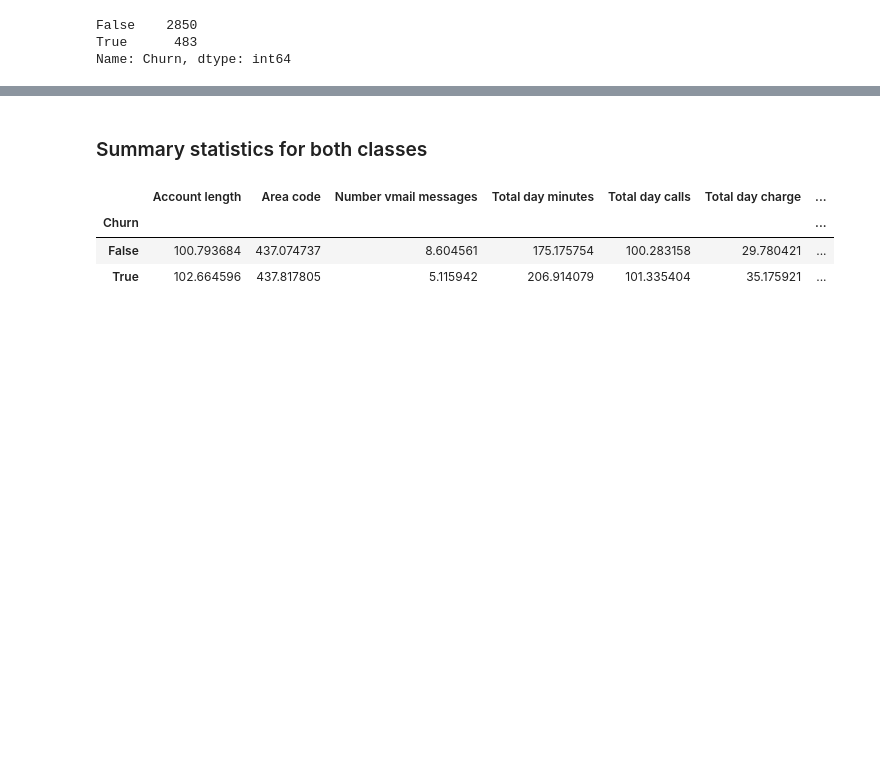
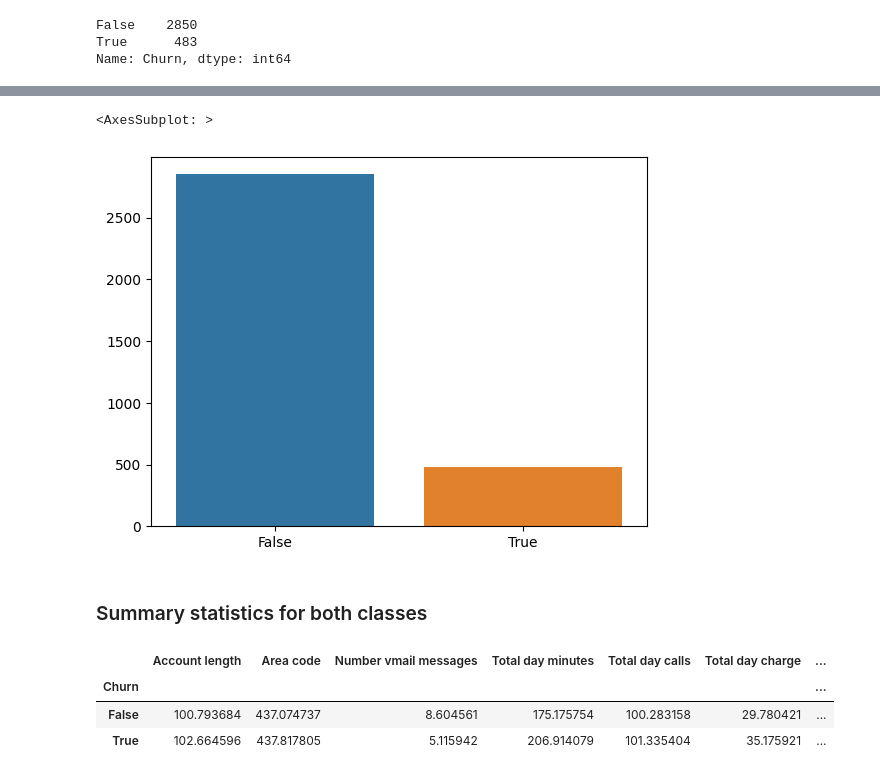
Before and after one commit to yashuv/CodeClause_Churn_Prediction_in_Telecom_Industry_using_Logistic_Regression, a Jupyter notebook: Churn_Prediction_in_Telecom_Industry_using_Logistic_Regression.ipynb, the cells around one changed output, grey strips where cells are left out. Cells and saved outputs as stored; diff of their text form; code cells hidden in the pictures; blank space fills up the shorter version.

Commit message:
Customer Churn Prediction Project

```diff
--- a/Churn_Prediction_in_Telecom_Industry_using_Logistic_Regression.ipynb
+++ b/Churn_Prediction_in_Telecom_Industry_using_Logistic_Regression.ipynb
@@ -102,6 +118,7 @@ Name: Churn, dtype: bool
 # %%
-# no. of churners and non-churners in the dataset
-telcom['Churn'].value_counts()
+# Count the number of data points in each category
+y = telcom['Churn'].value_counts()
+y
 # %% [output]
 False    2850
 True      483
@@ -109,3 +136,8 @@ Name: Churn, dtype: int64
+# %%
+sns.barplot(x=y.index, y=y.values)
+# %% [output]
+<AxesSubplot: >
+[figure, added]
 # %% [markdown]
 ### Summary statistics for both classes
 # %%
```
Also changed, not shown: parts of 15 cells of this notebook.
